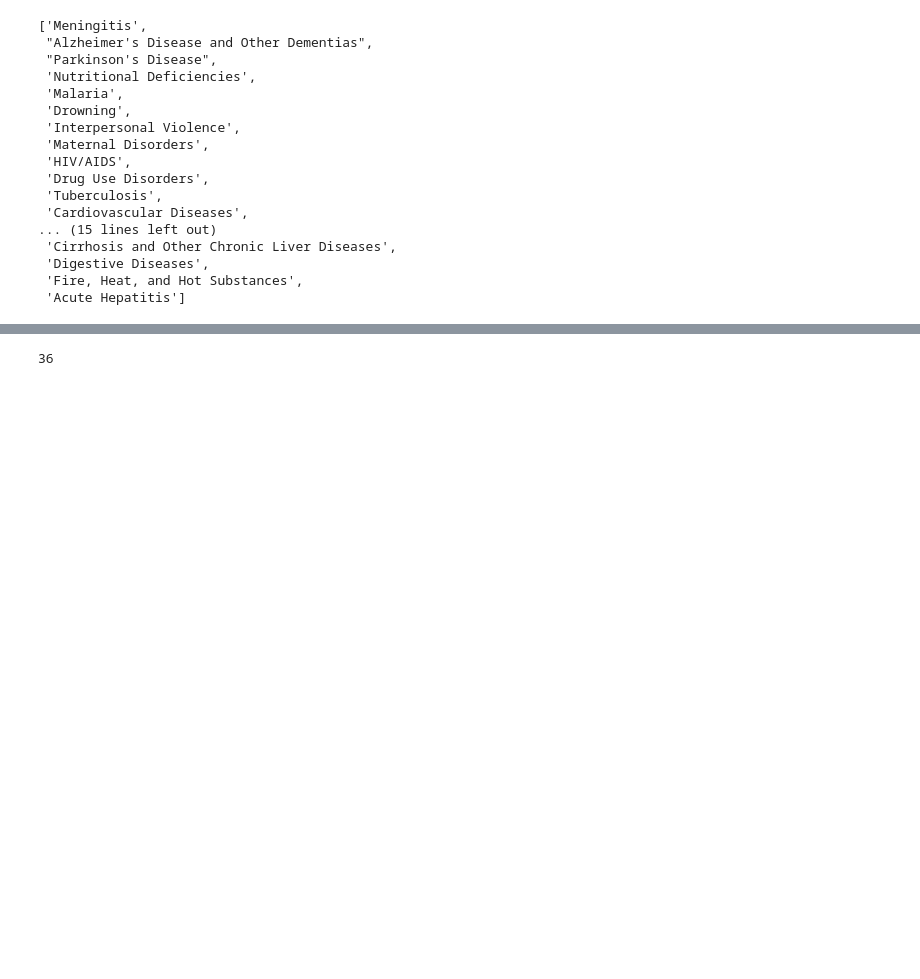
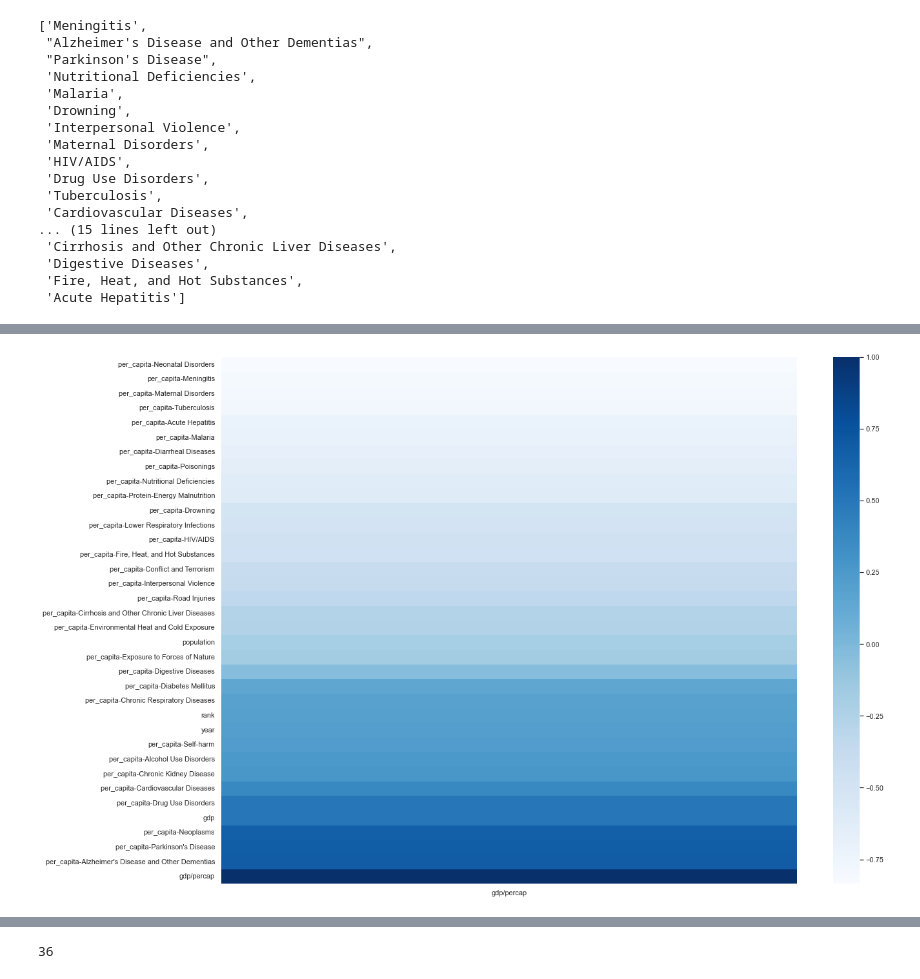
Before and after one commit to pgb314/Proyecto-ETL, a Jupyter notebook: src/Proyecto-ETL.ipynb, the cells around one changed output, grey strips where cells are left out. Cells and saved outputs as stored; diff of their text form; code cells hidden in the pictures; blank space fills up the shorter version.

```diff
--- a/src/Proyecto-ETL.ipynb
+++ b/src/Proyecto-ETL.ipynb
@@ -1059,2 +983,17 @@ sort_corr_gdppc.drop(columns=of, inplace = True)
 # %%
 sort_corr_gdppc.to_csv(f'C:\\Users\\pabli\\apuntes_de_clase\\Proyecto-ETL\data\\correlations_gdppc.csv')
+# %%
+sort_corr_gdppc1=corr1.sort_values(by=["gdp/percap"])
+# %%
+of = []
+for i in sort_corr_gdppc1:
+    if i != "gdp/percap":
+        of.append(i)
+# %%
+sort_corr_gdppc1.drop(columns=of, inplace = True)
+# %%
+
+plt.figure(figsize=(20,15))
+heatmap = sns.heatmap(sort_corr_gdppc1, annot=False, cmap="Blues", fmt='.1g')
+# %% [output]
+[figure, added]
```
Also changed, not shown: parts of 39 cells of this notebook, 15 other files.
